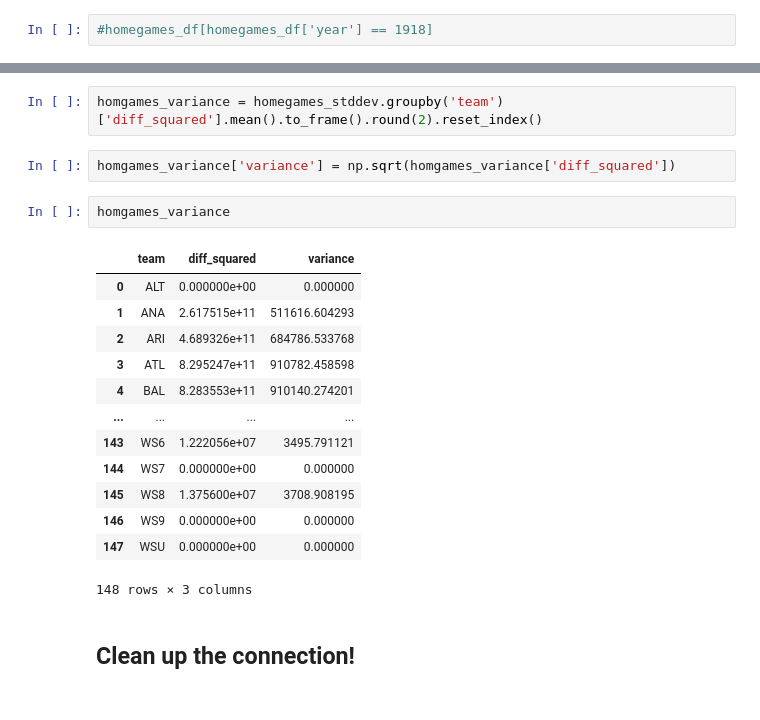
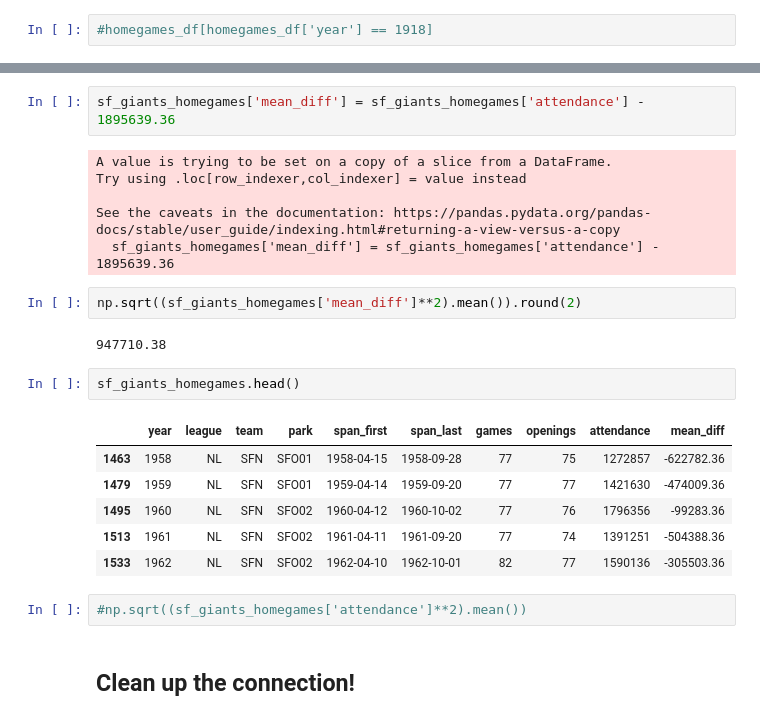
Before and after one commit to mwbarnesy/capstone, a Jupyter notebook: notebooks/lahman-mwb.ipynb, the cells around one changed output, grey strips where cells are left out. Cells and saved outputs as stored; diff of their text form.

```diff
--- a/notebooks/lahman-mwb.ipynb
+++ b/notebooks/lahman-mwb.ipynb
@@ -109,23 +123,26 @@ homegames_stddev['diff_squared'] = np.square(homegames_stddev['difference'])
-# %%
-homgames_variance = homegames_stddev.groupby('team')['diff_squared'].mean().to_frame().round(2).reset_index()
-# %%
-homgames_variance['variance'] = np.sqrt(homgames_variance['diff_squared'])
-# %%
-homgames_variance
-# %% [output]
-|  | team | diff_squared | variance |
-| 0 | ALT | 0.000000e+00 | 0.000000 |
-| 1 | ANA | 2.617515e+11 | 511616.604293 |
-| 2 | ARI | 4.689326e+11 | 684786.533768 |
-| 3 | ATL | 8.295247e+11 | 910782.458598 |
-| 4 | BAL | 8.283553e+11 | 910140.274201 |
-| ... | ... | ... | ... |
-| 143 | WS6 | 1.222056e+07 | 3495.791121 |
-| 144 | WS7 | 0.000000e+00 | 0.000000 |
-| 145 | WS8 | 1.375600e+07 | 3708.908195 |
-| 146 | WS9 | 0.000000e+00 | 0.000000 |
-| 147 | WSU | 0.000000e+00 | 0.000000 |
-148 rows × 3 columns
+# %%
+sf_giants_homegames['mean_diff'] = sf_giants_homegames['attendance'] - 1895639.36
+# %% [output]
+A value is trying to be set on a copy of a slice from a DataFrame.
+Try using .loc[row_indexer,col_indexer] = value instead
+
+See the caveats in the documentation: https://pandas.pydata.org/pandas-docs/stable/user_guide/indexing.html#returning-a-view-versus-a-copy
+  sf_giants_homegames['mean_diff'] = sf_giants_homegames['attendance'] - 1895639.36
+# %%
+np.sqrt((sf_giants_homegames['mean_diff']**2).mean()).round(2)
+# %% [output]
+947710.38
+# %%
+sf_giants_homegames.head()
+# %% [output]
+|  | year | league | team | park | span_first | span_last | games | openings | attendance | mean_diff |
+| 1463 | 1958 | NL | SFN | SFO01 | 1958-04-15 | 1958-09-28 | 77 | 75 | 1272857 | -622782.36 |
+| 1479 | 1959 | NL | SFN | SFO01 | 1959-04-14 | 1959-09-20 | 77 | 77 | 1421630 | -474009.36 |
+| 1495 | 1960 | NL | SFN | SFO02 | 1960-04-12 | 1960-10-02 | 77 | 76 | 1796356 | -99283.36 |
+| 1513 | 1961 | NL | SFN | SFO02 | 1961-04-11 | 1961-09-20 | 77 | 74 | 1391251 | -504388.36 |
+| 1533 | 1962 | NL | SFN | SFO02 | 1962-04-10 | 1962-10-01 | 82 | 77 | 1590136 | -305503.36 |
+# %%
+#np.sqrt((sf_giants_homegames['attendance']**2).mean())
 # %% [markdown]
 ## Clean up the connection!
 # %%
```
Also changed, not shown: parts of 17 cells of this notebook.
